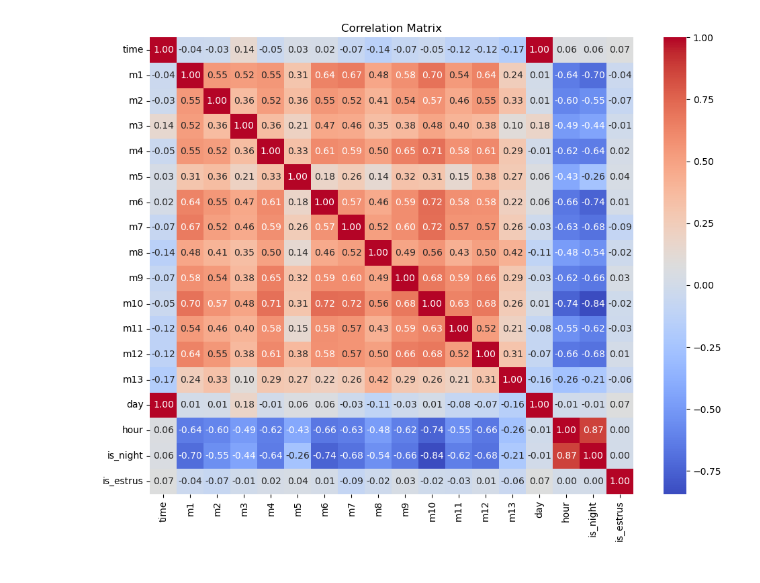
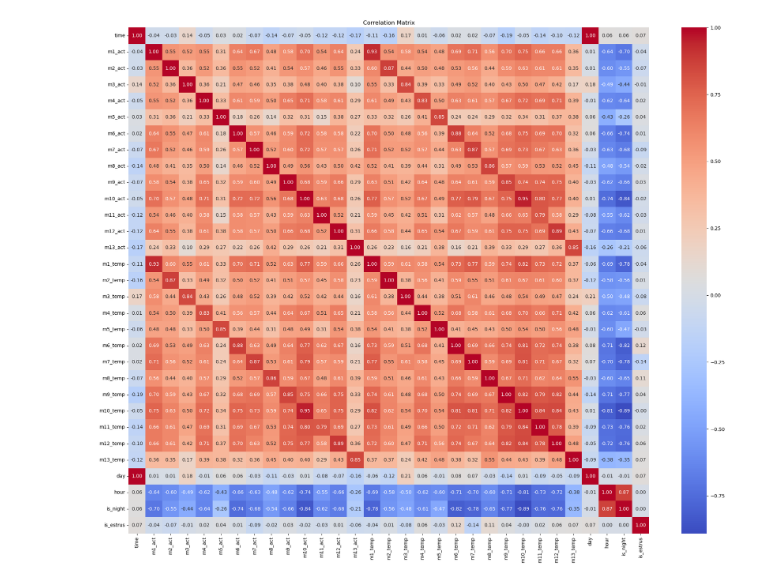
Before and after one commit to TimothyMao/DSC-106-Project-3, a Jupyter notebook: project3_eda.ipynb, the cells around one changed output. Cells and saved outputs as stored; diff of their text form; code cells hidden in the pictures.

```diff
--- a/project3_eda.ipynb
+++ b/project3_eda.ipynb
@@ -4,3 +4,11 @@ import numpy as np
 import seaborn as sns
 import matplotlib.pyplot as plt
 import plotly.graph_objects as go
+# %%
+df_female_act = pd.read_csv('data/mouse_fem_act.csv')
+df_male_act = pd.read_csv('data/mouse_male_act.csv')
+df_female_temp = pd.read_csv('data/mouse_fem_temp.csv')
+df_male_temp = pd.read_csv('data/mouse_male_temp.csv')
+# %%
+df_female = df_female_act.merge(df_female_temp, left_index=True, right_index=True, suffixes=('_act','_temp'))
+df_male = df_male_act.merge(df_male_temp, left_index=True, right_index=True, suffixes=('_act','_temp'))
@@ -7,7 +23,4 @@ import plotly.graph_objects as go
 # %%
-df_female = pd.read_csv('data/Copy of Mouse_Data_Student_Copy.xlsx - Fem Act.csv')
-df_male = pd.read_csv('data/Copy of Mouse_Data_Student_Copy.xlsx - Male Act.csv')
-
 df_female = df_female.set_index('time')
 df_male = df_male.set_index('time')
 df_female.index = df_female.index / 60
@@ -50,9 +90,9 @@ df_male
 # %%
 correlation_matrix = df_male.corr()
-plt.figure(figsize=(10,8))
+plt.figure(figsize=(20,16))
 sns.heatmap(correlation_matrix, annot=True, cmap='coolwarm', fmt=".2f")
 plt.title('Correlation Matrix')
 plt.tight_layout()
 plt.show()
 # %% [output]
-[figure, old version]
+[figure, new version]
```
Also changed, not shown: parts of 10 cells of this notebook, 7 other files.
